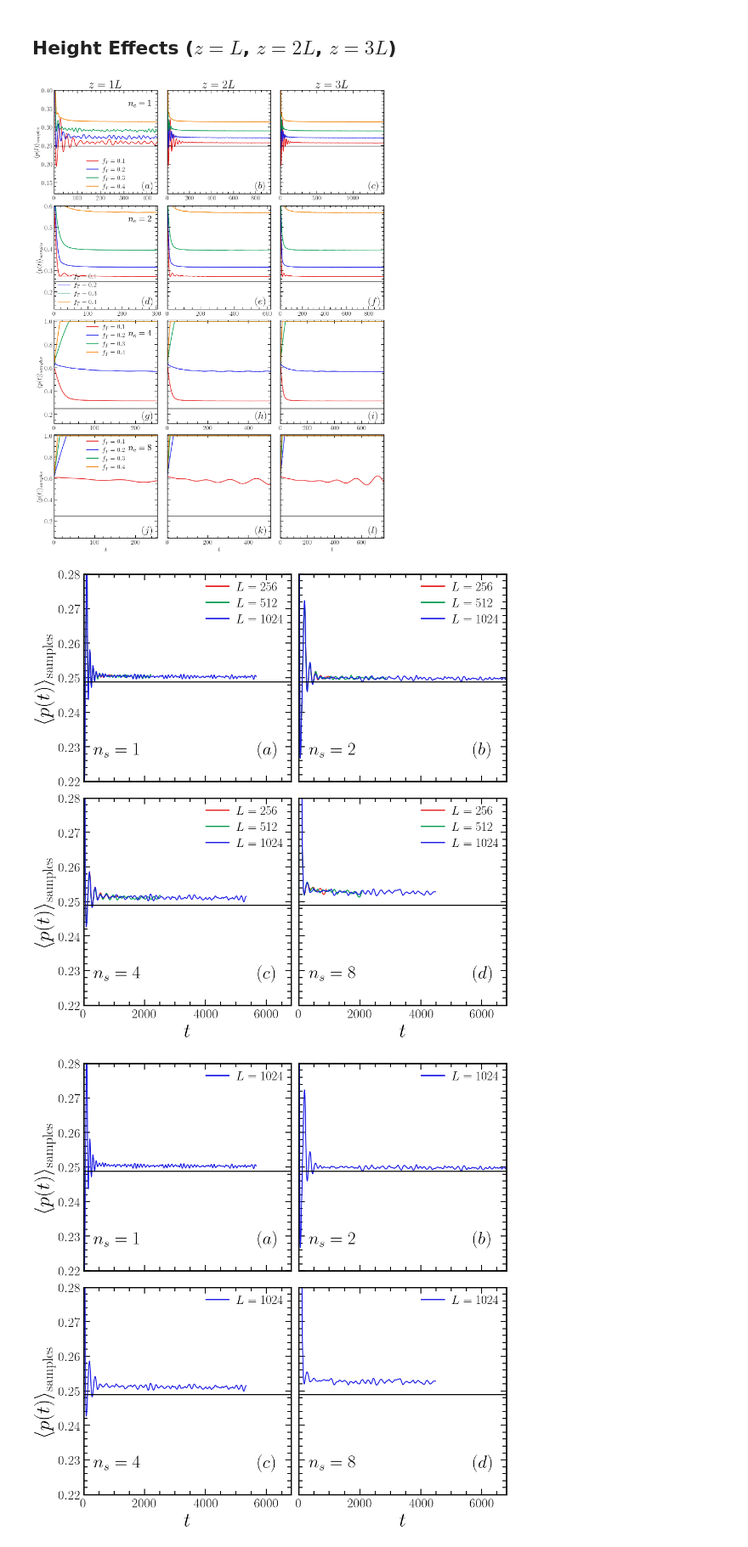
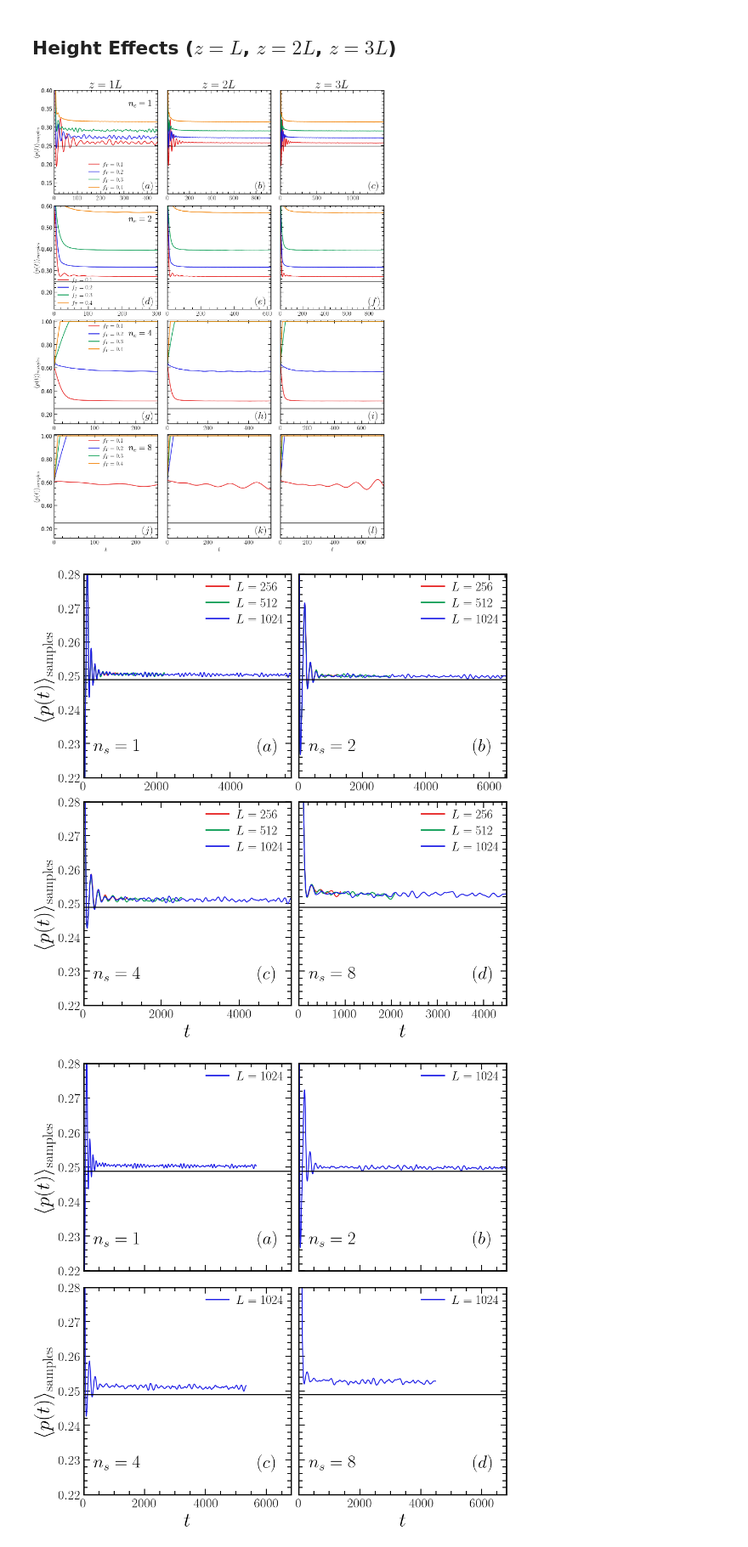
Before and after one commit to JuniorAlencar/self_organization_percolation, a Jupyter notebook: jupyter/parameters_analysis.ipynb, the cells around one changed output. Shown at 85% size. Drawn from its saved outputs; the diff is of its cells as text; code cells hidden in the pictures.

```diff
--- a/jupyter/parameters_analysis.ipynb
+++ b/jupyter/parameters_analysis.ipynb
@@ -335,7 +335,7 @@ for idx_nc, nc in enumerate(nc_lst):
         #     ax.set_ylim(0.2, 0.8)
     ax.set_xlim(0, t_max)
     ax.set_ylim(0.2, y_max)
-    ax.axhline(pc, color='k', ls='solid')
+
     ax.set_box_aspect(1)
 y_min = 0.2
 for i, row in enumerate(axes):
@@ -352,7 +352,7 @@ for i, row in enumerate(axes):
 # Ajustes finais
 # =========================
 for idx, ax in enumerate(axes.flatten()):
-
+    ax.axhline(pc, color='k', ls='solid')
     ax.text(
         0.84,
         0.11,
@@ -360,7 +360,7 @@ for idx, ax in enumerate(axes.flatten()):
         transform=ax.transAxes,
         fontsize=fs_labels_fig
     )
-
+    ax.yaxis.set_major_formatter(FormatStrFormatter('%.2f'))
 for ax in axes[:, 0]:
     ax.set_ylabel(r'$\langle p(t) \rangle_{\mathrm{samples}}$',fontsize=fs_labels)
 
@@ -402,8 +402,8 @@ labels_fig = [r'$(a)$', r'$(b)$', r'$(c)$',
 fs_labels_fig = 30
 fs_l_fig = 27
 fs_title = 35
-fs_legend = 20
-t_max = 0
+fs_legend = 18
+
 parms_list = []
 lw = 2.0
 for idx_nc, nc in enumerate(nc_lst):
@@ -480,22 +480,22 @@ for i, row in enumerate(axes):
         elif i == 2:
             ax.set_ylim(y_min, 1.01)
         elif i == 3:
-            ax.set_ylim(y_min-0.08, 1.01)
+            ax.set_ylim(y_min, 1.01)
 for idx, ax in enumerate(axes.flatten()):
-
+    ax.yaxis.set_major_formatter(FormatStrFormatter('%.2f'))
     ax.text(0.85, 0.05, labels_fig[idx], transform=ax.transAxes , fontsize=fs_labels_fig)
-plt.savefig(f"{results}/height_effects.png", dpi=300)
+plt.savefig(f"{results}/height_effects.svg", dpi=300)
 plt.show()
 # %% [output]
-[figure, old version]
+[figure, new version]
 # %%
 nc_lst = [1,2,4,8]
-L_lst = [256, 512, 1024]
+L_lst = [256, 512 ,1024]
 c = 0.05
 dim = 3
 p0 = 0.6
 base = 10
-fig, axes = plt.subplots(2, 2, figsize=(base, base), sharex=True, sharey=True, constrained_layout=True)
+fig, axes = plt.subplots(2, 2, figsize=(base, base), sharey=True, constrained_layout=True)
 
 fs_legend = 19
 fs_labels_fig = 27
@@ -535,7 +535,7 @@ for idx, ax in enumerate(axes.flatten()):
 
             time = data["time"]
             pt_mean = data["pt_mean"]
-            t_max = max(t_max, max(time))
+            t_max = max(time)
             ax.plot(
                 time,
                 pt_mean,
@@ -544,6 +544,7 @@ for idx, ax in enumerate(axes.flatten()):
                 color=colors[idx_L],
                 label=fr"$L = {L}$"
             )
+            ax.set_xlim(0, t_max)
         except FileNotFoundError:
             print(f"File not found: {fn}")
             continue
@@ -553,37 +554,37 @@ for idx, ax in enumerate(axes.flatten()):
         ax.set_xlabel(r'$t$',fontsize=fs_labels)
 for idx, ax in enumerate(axes.flatten()):
     ax.set_ylim(0.22, 0.28)
-    ax.set_xlim(0, t_max)
+
     ax.text(
         0.84,
         0.13,
         labels_fig[idx],
         transform=ax.transAxes,
         fontsize=fs_labels_fig
     )
 
     ax.text(
         0.05,
         0.13,
         f"$n_s = {nc_lst[idx]}$",
         transform=ax.transAxes,
         fontsize=fs_labels_fig
     )
     leg = ax.legend(
         fontsize=fs_legend,
         handlelength=1.8,
         handletextpad=0.6,
         borderpad=0.4,
         labelspacing=0.4
     )
 
     for line in leg.get_lines():
         line.set_linewidth(2.0)
     ax.axhline(pc, color='k', ls='solid')
 plt.savefig(f"{results}/p_samples_fT_min.png", dpi=300)
 plt.show()
 # %% [output]
-[figure, old version]
+[figure, new version]
 # %%
 nc_lst = [1,2,4,8]
 L = 1024
```
Also changed, not shown: parts of 5 cells of this notebook, 11 other files.
